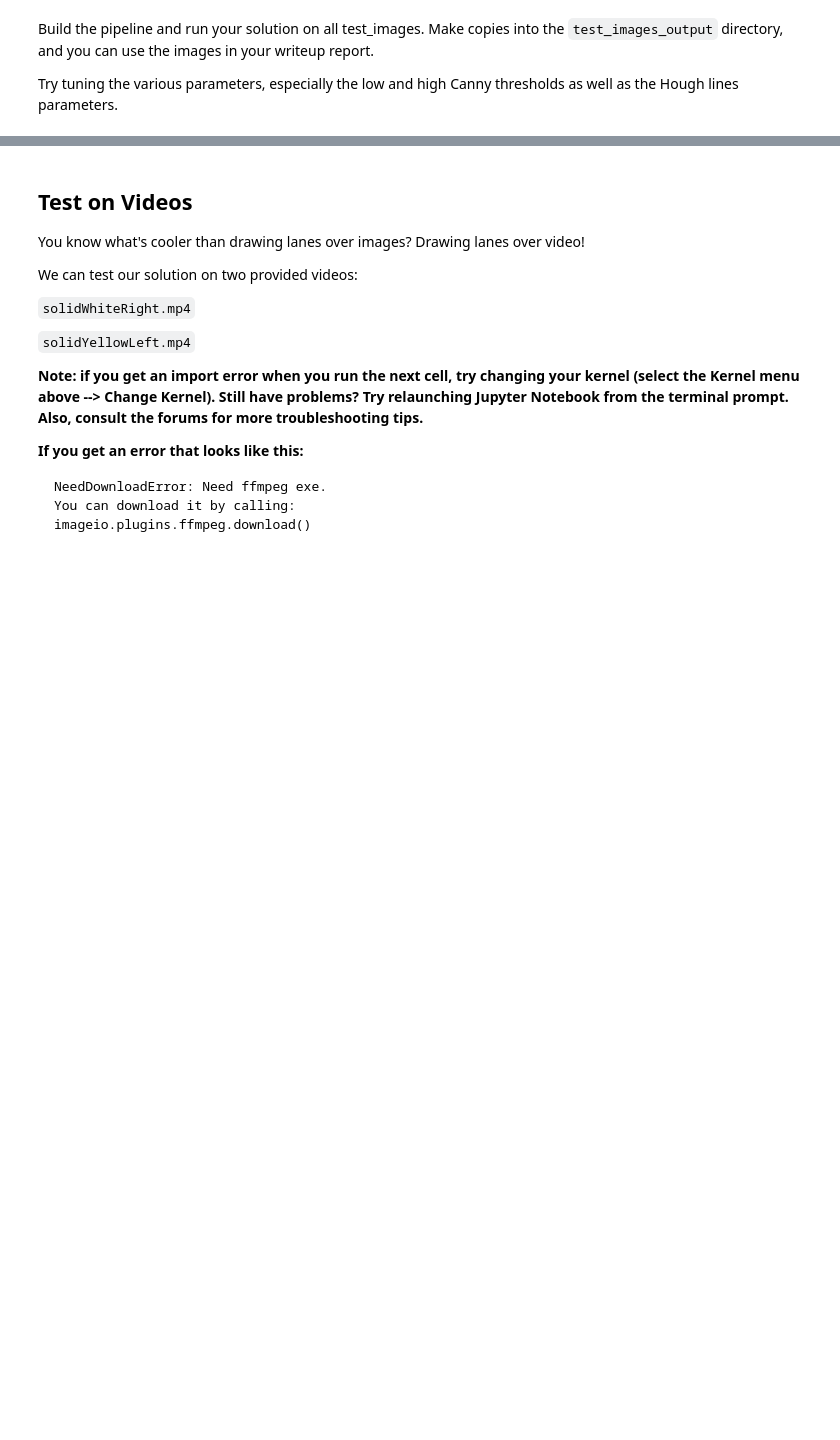
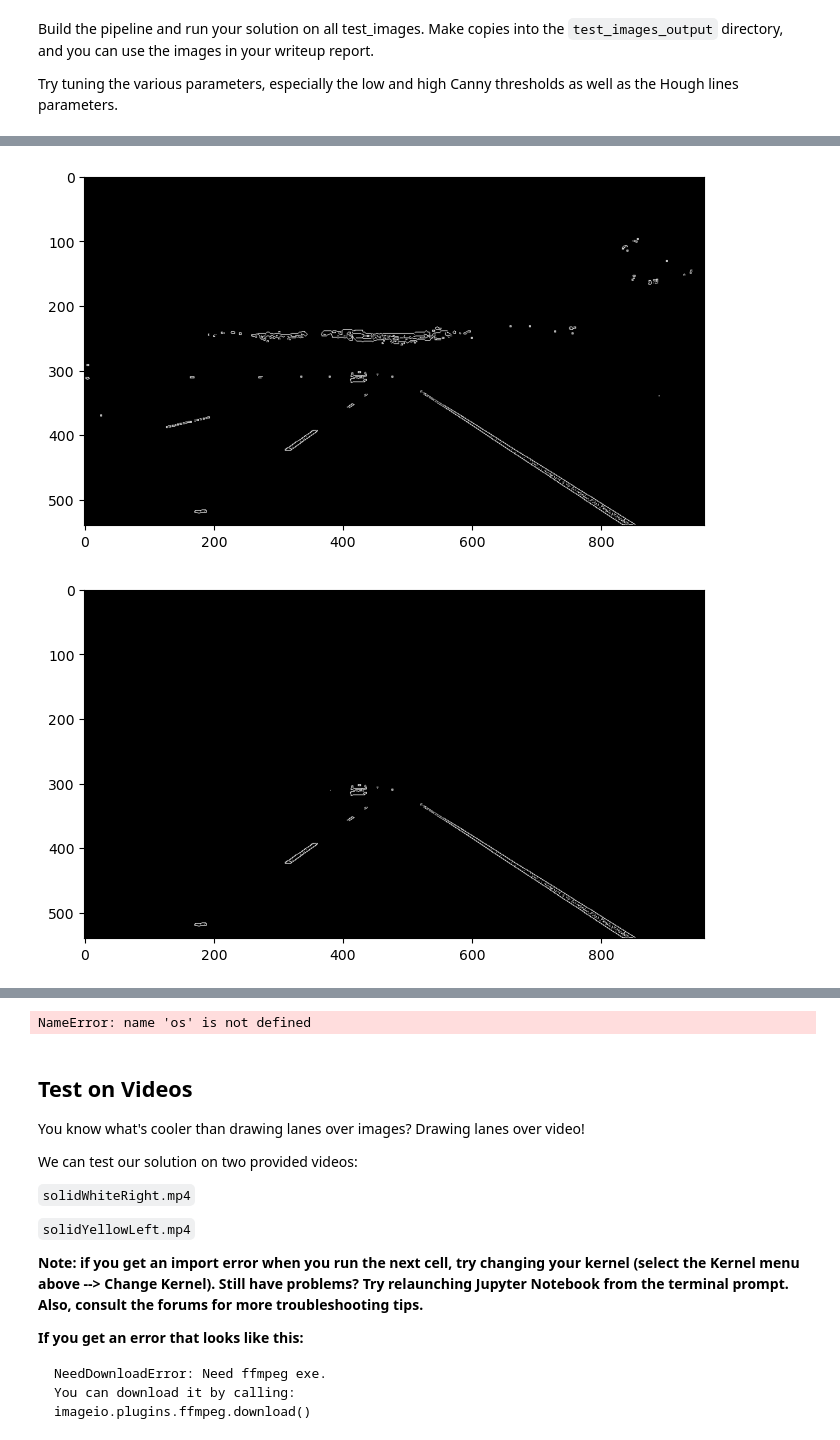
Before and after one commit to bluebarryz/Lane-Detection-CV, a Jupyter notebook: P1.ipynb, the cells around one changed output, grey strips where cells are left out. Cells and saved outputs as stored; diff of their text form; code cells hidden in the pictures; blank space fills up the shorter version.

Commit message:
hough progress

```diff
--- a/P1.ipynb
+++ b/P1.ipynb
@@ -222,0 +232,16 @@ for img in os.listdir("test_images/"):
+# %%
+canny_img = canny(gray.astype(np.uint8), 0.2, 0.8)
+displayImage(canny_img)
+
+vertices = np.array([
+    [[[0, 540]], [[900, 540]], [[500, 300]], [[400, 300]]]
+], dtype=np.int32)
+
+roi = region_of_interest(canny_img, vertices)
+displayImage(roi)
+
+hough_img = hough_lines(roi, 1, np.pi/180, 20, 20, 300)
+displayImage(hough_img)
+# %% [output]
+[figure, added]
+[figure, added]
@@ -223,3 +249,8 @@ for img in os.listdir("test_images/"):
+# %%
+for img in os.listdir("test_images/"):
+    colour_thresholding(f'test_images/{img}')
+# %% [output]
+NameError: name 'os' is not defined
 # %%
 # TODO: Build your pipeline that will draw lane lines on the test_images
 # then save them to the test_images_output directory.
```
Also changed, not shown: parts of 3 cells of this notebook.
